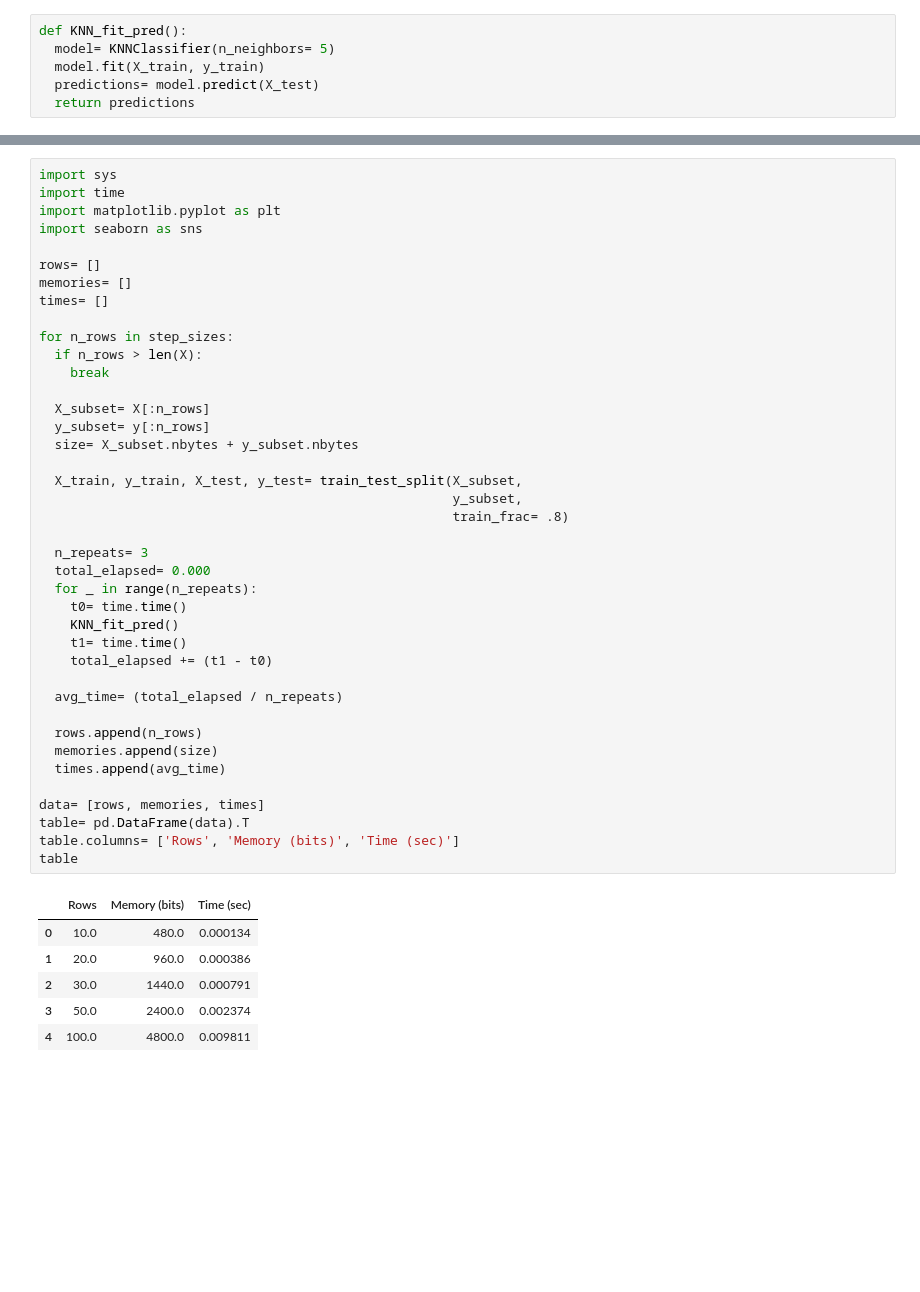
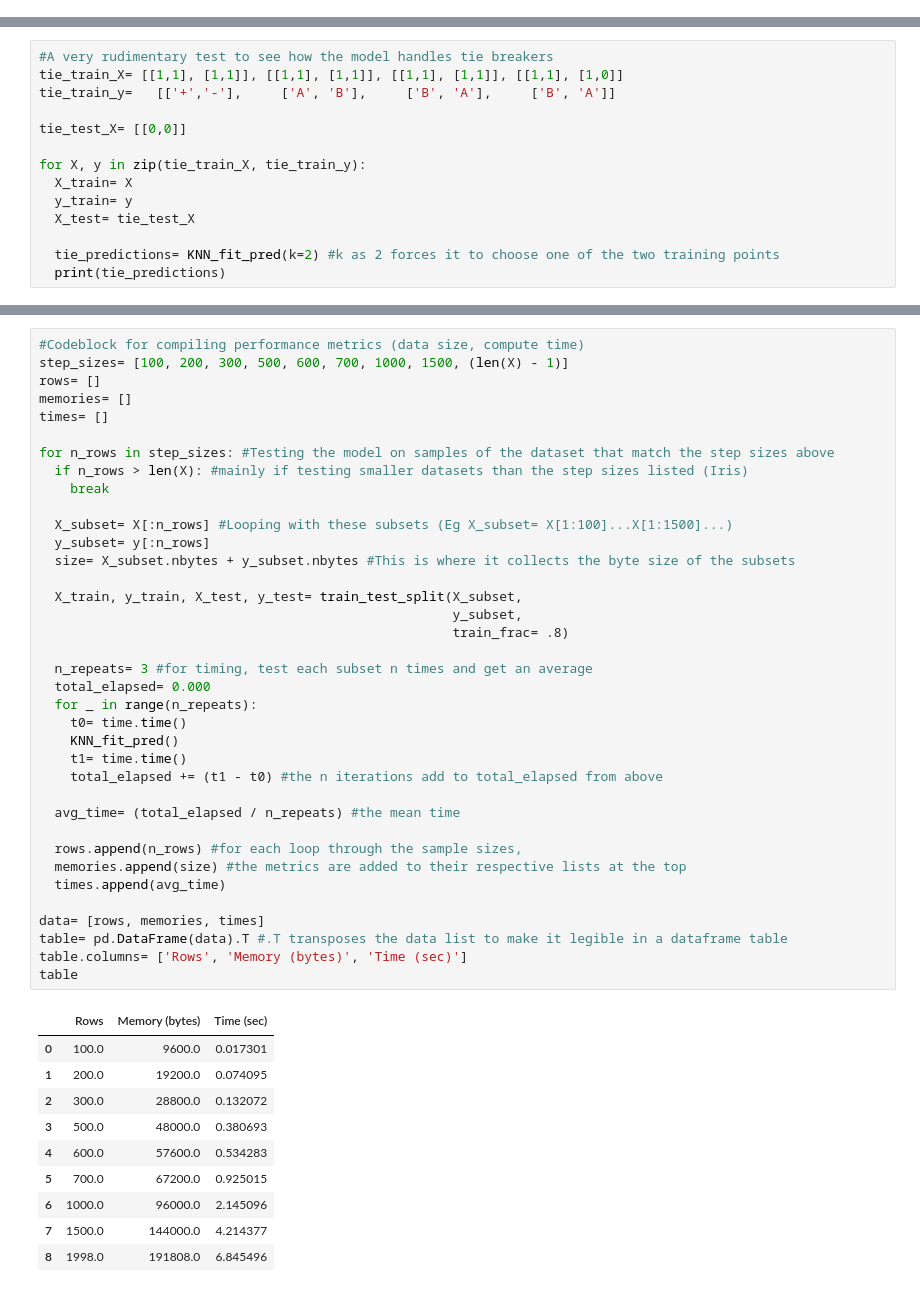
Before and after one commit to drwbkr1/Grad504-K-Nearest-Neighbor-Classifier, a Jupyter notebook: KNN_Project_Notebook.ipynb, the cells around one changed output, grey strips where cells are left out. Cells and saved outputs as stored; diff of their text form; blank space fills up the shorter version.

```diff
--- a/KNN_Project_Notebook.ipynb
+++ b/KNN_Project_Notebook.ipynb
@@ -97,6 +94,0 @@ def train_test_split(X, y, train_frac= .6):
-# %%
-def KNN_fit_pred():
-  model= KNNClassifier(n_neighbors= 5)
-  model.fit(X_train, y_train)
-  predictions= model.predict(X_test)
-  return predictions
@@ -106,0 +122,14 @@ step_sizes= [10, 20, 30, 50, 100, 200, 300, 500, 700, 1000, 1500, (len(X) - 1)]
+# %%
+#A very rudimentary test to see how the model handles tie breakers
+tie_train_X= [[1,1], [1,1]], [[1,1], [1,1]], [[1,1], [1,1]], [[1,1], [1,0]]
+tie_train_y=   [['+','-'],     ['A', 'B'],     ['B', 'A'],     ['B', 'A']]
+
+tie_test_X= [[0,0]]
+
+for X, y in zip(tie_train_X, tie_train_y):
+  X_train= X
+  y_train= y
+  X_test= tie_test_X
+
+  tie_predictions= KNN_fit_pred(k=2) #k as 2 forces it to choose one of the two training points
+  print(tie_predictions)
@@ -107,47 +141,48 @@ step_sizes= [10, 20, 30, 50, 100, 200, 300, 500, 700, 1000, 1500, (len(X) - 1)]
 # %%
-import sys
-import time
-import matplotlib.pyplot as plt
-import seaborn as sns
-
+#Codeblock for compiling performance metrics (data size, compute time)
+step_sizes= [100, 200, 300, 500, 600, 700, 1000, 1500, (len(X) - 1)]
 rows= []
 memories= []
 times= []
 
-for n_rows in step_sizes:
-  if n_rows > len(X):
+for n_rows in step_sizes: #Testing the model on samples of the dataset that match the step sizes above
+  if n_rows > len(X): #mainly if testing smaller datasets than the step sizes listed (Iris)
     break
 
-  X_subset= X[:n_rows]
+  X_subset= X[:n_rows] #Looping with these subsets (Eg X_subset= X[1:100]...X[1:1500]...)
   y_subset= y[:n_rows]
-  size= X_subset.nbytes + y_subset.nbytes
+  size= X_subset.nbytes + y_subset.nbytes #This is where it collects the byte size of the subsets
 
   X_train, y_train, X_test, y_test= train_test_split(X_subset,
                                                      y_subset,
                                                      train_frac= .8)
 
-  n_repeats= 3
+  n_repeats= 3 #for timing, test each subset n times and get an average
   total_elapsed= 0.000
   for _ in range(n_repeats):
     t0= time.time()
     KNN_fit_pred()
     t1= time.time()
-    total_elapsed += (t1 - t0)
+    total_elapsed += (t1 - t0) #the n iterations add to total_elapsed from above
 
-  avg_time= (total_elapsed / n_repeats)
+  avg_time= (total_elapsed / n_repeats) #the mean time
 
-  rows.append(n_rows)
-  memories.append(size)
+  rows.append(n_rows) #for each loop through the sample sizes,
+  memories.append(size) #the metrics are added to their respective lists at the top
   times.append(avg_time)
 
 data= [rows, memories, times]
-table= pd.DataFrame(data).T
-table.columns= ['Rows', 'Memory (bits)', 'Time (sec)']
+table= pd.DataFrame(data).T #.T transposes the data list to make it legible in a dataframe table
+table.columns= ['Rows', 'Memory (bytes)', 'Time (sec)']
 table
 # %% [output]
-|  | Rows | Memory (bits) | Time (sec) |
-| 0 | 10.0 | 480.0 | 0.000134 |
-| 1 | 20.0 | 960.0 | 0.000386 |
-| 2 | 30.0 | 1440.0 | 0.000791 |
-| 3 | 50.0 | 2400.0 | 0.002374 |
-| 4 | 100.0 | 4800.0 | 0.009811 |
+|  | Rows | Memory (bytes) | Time (sec) |
+| 0 | 100.0 | 9600.0 | 0.017301 |
+| 1 | 200.0 | 19200.0 | 0.074095 |
+| 2 | 300.0 | 28800.0 | 0.132072 |
+| 3 | 500.0 | 48000.0 | 0.380693 |
+| 4 | 600.0 | 57600.0 | 0.534283 |
+| 5 | 700.0 | 67200.0 | 0.925015 |
+| 6 | 1000.0 | 96000.0 | 2.145096 |
+| 7 | 1500.0 | 144000.0 | 4.214377 |
+| 8 | 1998.0 | 191808.0 | 6.845496 |
```
Also changed, not shown: parts of 13 cells of this notebook.
